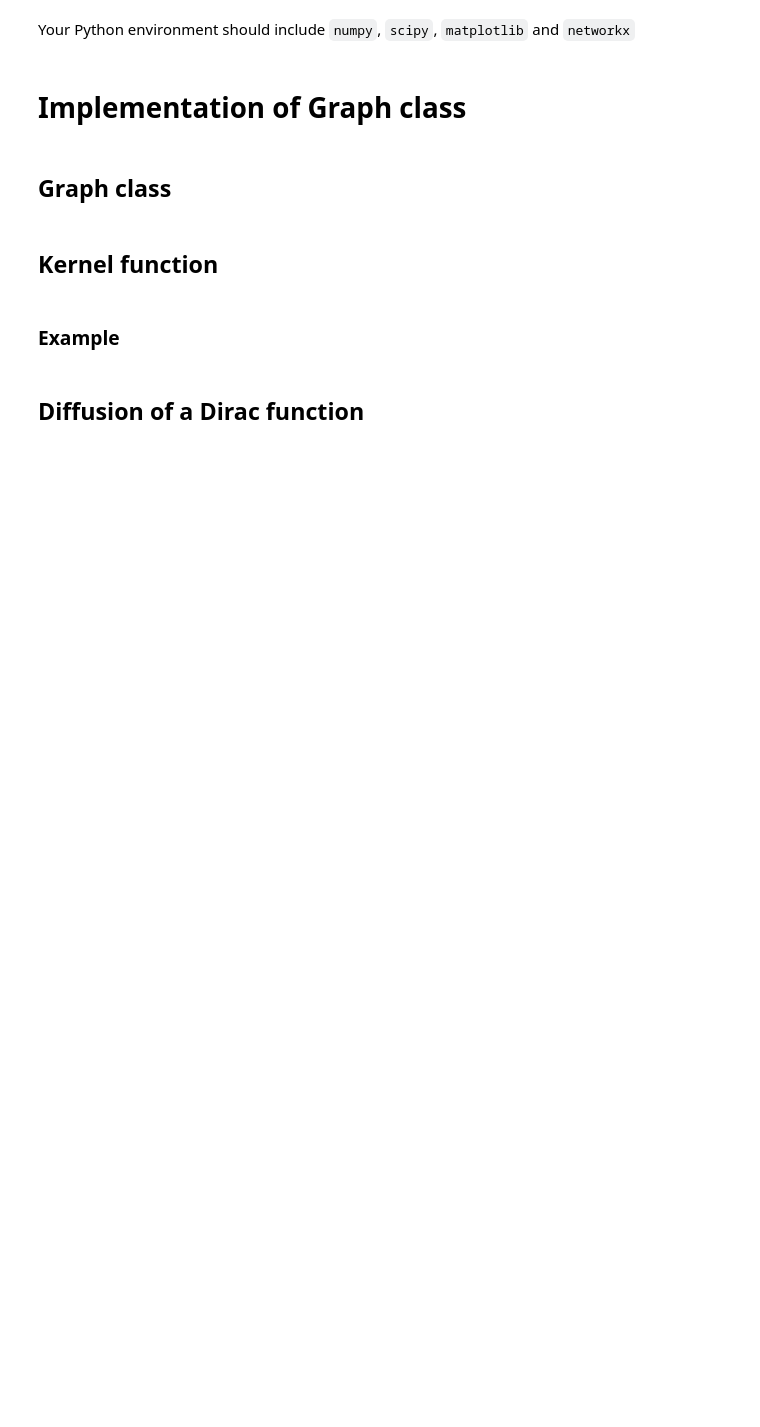
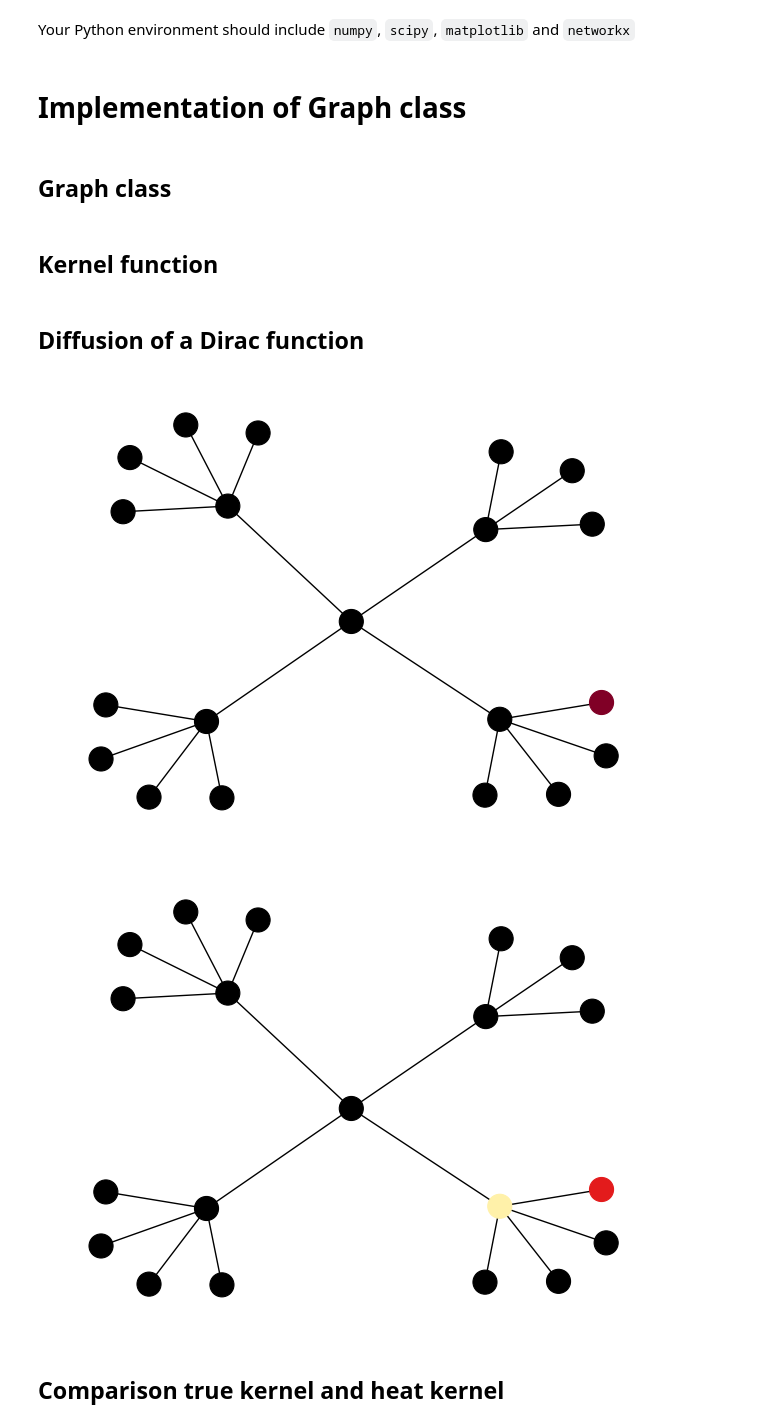
Before and after one commit to VictorBbt/Convolutional-Wasserstein-Distances, a Jupyter notebook: Codes/graph_implementation.ipynb, the cells around one changed output. Cells and saved outputs as stored; diff of their text form; code cells hidden in the pictures; blank space fills up the shorter version.

```diff
--- a/Codes/graph_implementation.ipynb
+++ b/Codes/graph_implementation.ipynb
@@ -15,7 +13,11 @@ Your Python environment should include `numpy`, `scipy`, `matplotlib` and `netwo
 # %%
 import sys
 sys.path.append("./utils")
-import graph_utils as glu
+import graph_utils as gr
+import wasserstein_utils as wass
+import diffusion_utils as diff
+
+sns.set_context("paper")
 # %% [markdown]
 # Implementation of Graph class
 # %% [markdown]
@@ -117,2 +136,0 @@ f_kernel = lambda x: np.dot(K,x)
-# %% [markdown]
-### Example
@@ -124,0 +139,15 @@ f_kernel = lambda x: np.dot(K,x)
+# %%
+N = 20
+R = 4
+G = gr.Graph(R,N)
+
+dirac = [0]*N
+dirac[N//2] = 1
+gr.plot(G.G,dirac)
+result_diff = G.compute_heat_kernel(0.3)@np.array(dirac).T
+gr.plot(G.G,result_diff)
+# %% [output]
+[figure, added]
+[figure, added]
+# %% [markdown]
+## Comparison true kernel and heat kernel
```
Also changed, not shown: parts of 39 cells of this notebook, 17 other files.
